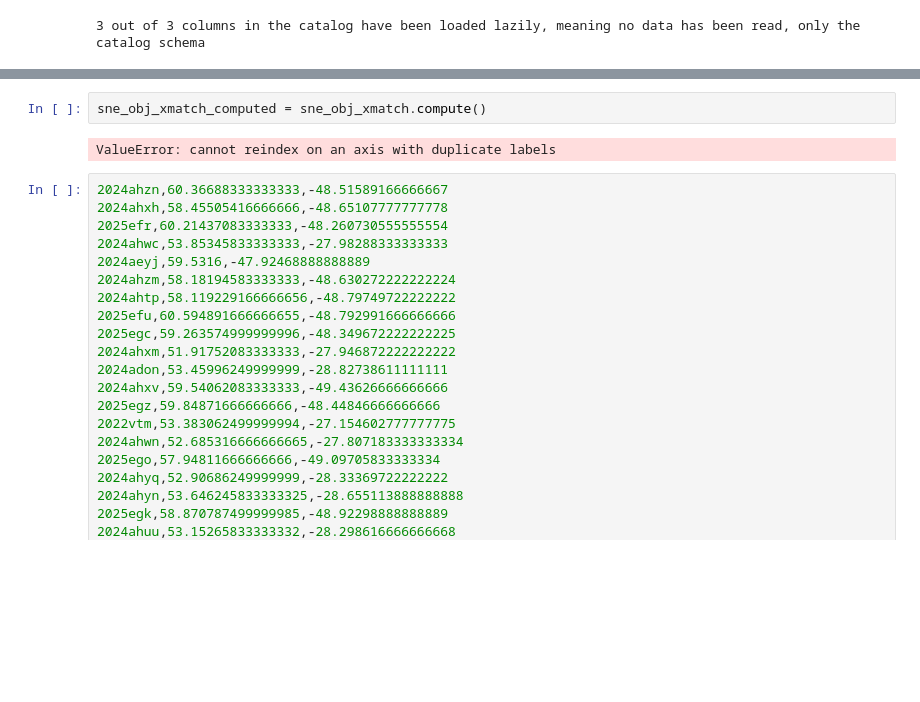
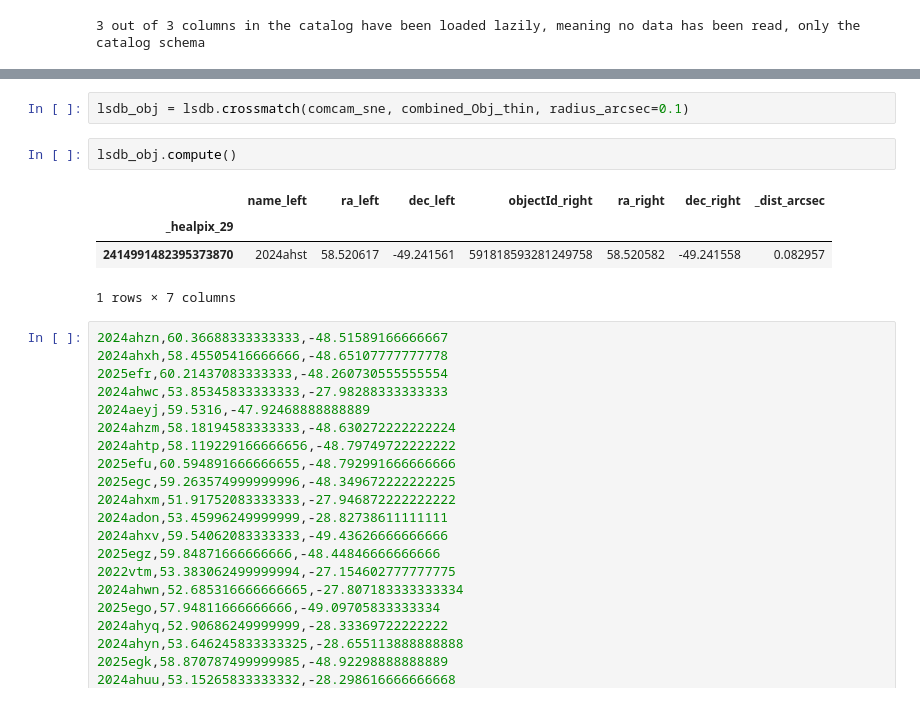
Before and after one commit to lsst-sitcom/notebooks_dia, a Jupyter notebook: ComCamSNe.ipynb, the cells around one changed output, grey strips where cells are left out. Cells and saved outputs as stored; diff of their text form; blank space fills up the shorter version.

Commit message:
xmatch working

```diff
--- a/ComCamSNe.ipynb
+++ b/ComCamSNe.ipynb
@@ -143,7 +151,12 @@ sne_obj_xmatch = sne_lsdb.crossmatch(obj_lsdb, radius_arcsec=0.1)
 # %%
-sne_obj_xmatch_computed = sne_obj_xmatch.compute()
+lsdb_obj = lsdb.crossmatch(comcam_sne, combined_Obj_thin, radius_arcsec=0.1)
-# %% [output]
-ValueError: cannot reindex on an axis with duplicate labels
+# %%
+lsdb_obj.compute()
+# %% [output]
+|  | name_left | ra_left | dec_left | objectId_right | ra_right | dec_right | _dist_arcsec |
+| _healpix_29 |  |  |  |  |  |  |  |
+| 2414991482395373870 | 2024ahst | 58.520617 | -49.241561 | 591818593281249758 | 58.520582 | -49.241558 | 0.082957 |
+1 rows × 7 columns
 # %%
 2024ahzn,60.36688333333333,-48.51589166666667
 2024ahxh,58.45505416666666,-48.65107777777778
```
Also changed, not shown: parts of 2 cells of this notebook.
